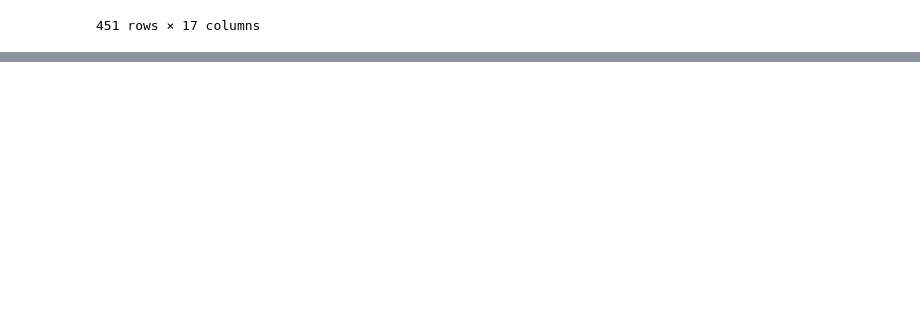
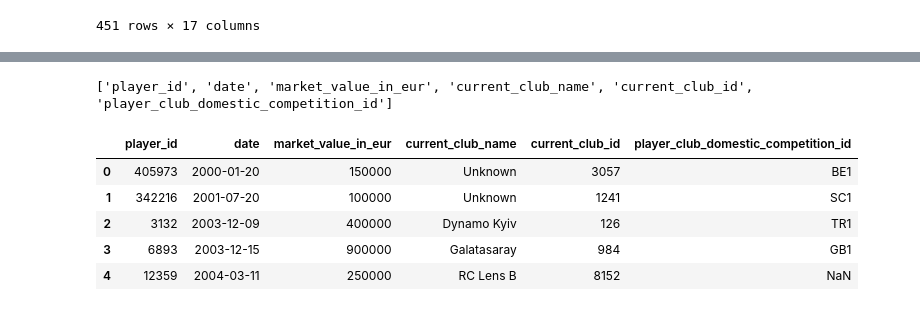
Before and after one commit to Keenan-Penner/Bundesliga_predictor, a Jupyter notebook: project.ipynb, the cells around one changed output, grey strips where cells are left out. Saved outputs shown, nothing was run; the diff lists cells and outputs as text; code cells hidden in the pictures; blank space fills up the shorter version.

Commit message:
implemented few changes to get squad values at start of the season.

```diff
--- a/project.ipynb
+++ b/project.ipynb
@@ -345,0 +391,12 @@ L1
+# %%
+valuations = pd.read_csv("data/player_valuations.csv")
+print(valuations.columns.tolist())
+valuations.head()
+# %% [output]
+['player_id', 'date', 'market_value_in_eur', 'current_club_name', 'current_club_id', 'player_club_domestic_competition_id']
+|  | player_id | date | market_value_in_eur | current_club_name | current_club_id | player_club_domestic_competition_id |
+| 0 | 405973 | 2000-01-20 | 150000 | Unknown | 3057 | BE1 |
+| 1 | 342216 | 2001-07-20 | 100000 | Unknown | 1241 | SC1 |
+| 2 | 3132 | 2003-12-09 | 400000 | Dynamo Kyiv | 126 | TR1 |
+| 3 | 6893 | 2003-12-15 | 900000 | Galatasaray | 984 | GB1 |
+| 4 | 12359 | 2004-03-11 | 250000 | RC Lens B | 8152 | NaN |
```
Also changed, not shown: parts of 7 cells of this notebook.
